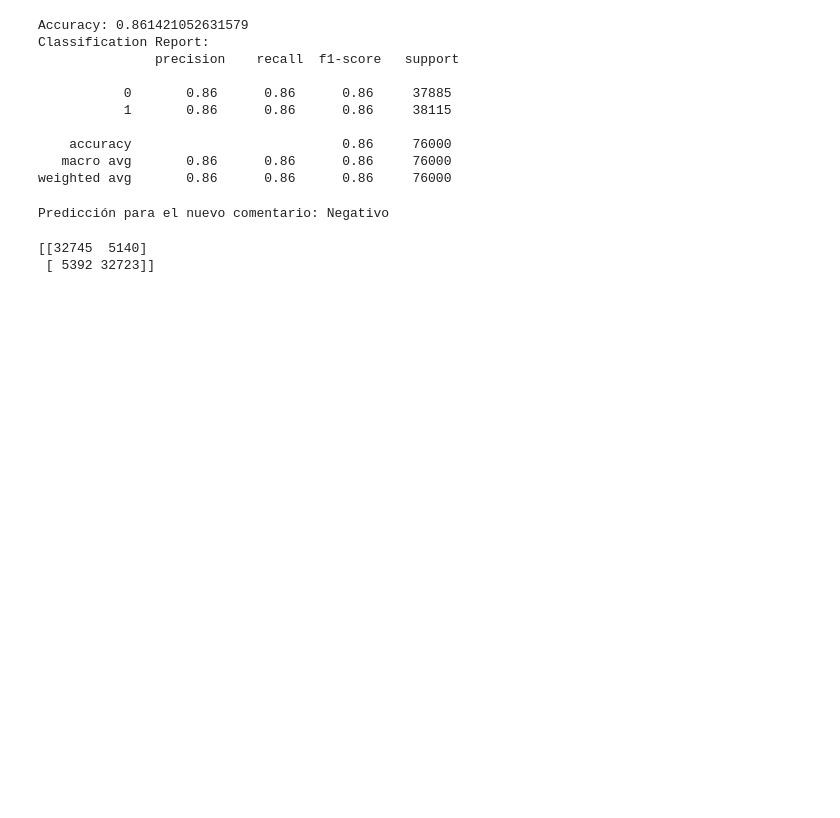
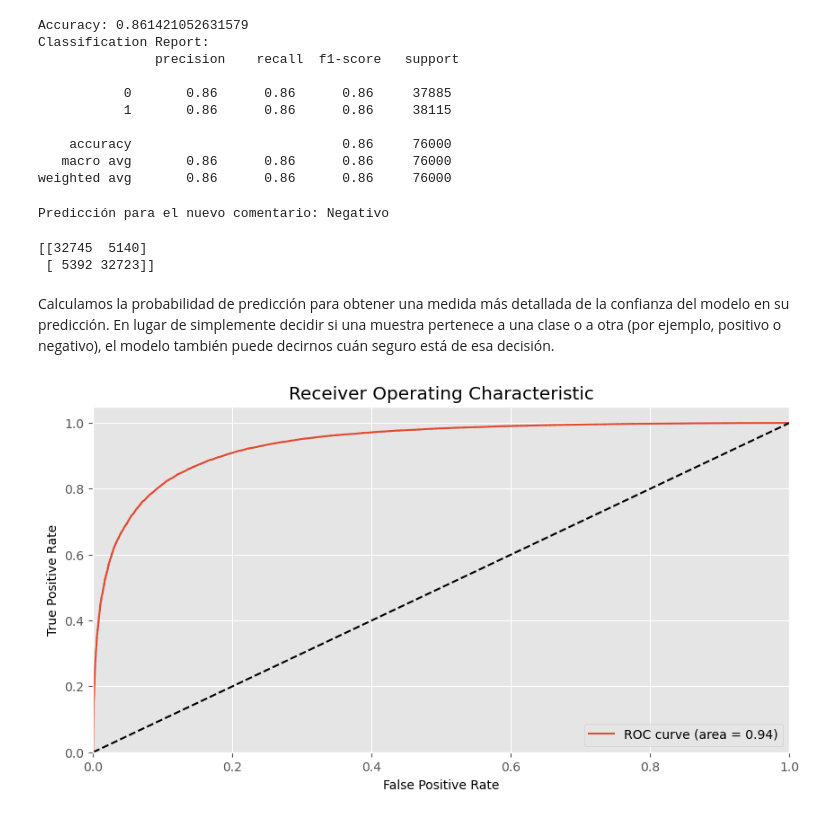
Before and after one commit to iserranoz/up_nlp, a Jupyter notebook: Codigo ramon.ipynb, the cells around one changed output. Saved outputs shown, nothing was run; the diff lists cells and outputs as text; code cells hidden in the pictures; blank space fills up the shorter version.

```diff
--- a/Codigo ramon.ipynb
+++ b/Codigo ramon.ipynb
@@ -101,3 +103,27 @@ print(cm)
 # %% [output]
 [[32745  5140]
  [ 5392 32723]]
+# %%
+from sklearn.metrics import roc_curve, auc, precision_recall_curve, confusion_matrix
+
+# Calcular probabilidades de predicción
+y_prob = model.predict_proba(X_test)[:, 1]
+# %% [markdown]
+Calculamos la probabilidad de predicción para obtener una medida más detallada de la confianza del modelo en su predicción. En lugar de simplemente decidir si una muestra pertenece a una clase o a otra (por ejemplo, positivo o negativo), el modelo también puede decirnos cuán seguro está de esa decisión.
+# %%
+# Curva ROC y AUC
+fpr, tpr, _ = roc_curve(y_test, y_prob)
+roc_auc = auc(fpr, tpr)
+
+plt.figure(figsize=(10, 5))
+plt.plot(fpr, tpr, label='ROC curve (area = %0.2f)' % roc_auc)
+plt.plot([0, 1], [0, 1], 'k--')
+plt.xlim([0.0, 1.0])
+plt.ylim([0.0, 1.05])
+plt.xlabel('False Positive Rate')
+plt.ylabel('True Positive Rate')
+plt.title('Receiver Operating Characteristic')
+plt.legend(loc="lower right")
+plt.show()
+# %% [output]
+[figure, added]
```
Also changed, not shown: parts of 5 cells of this notebook.
